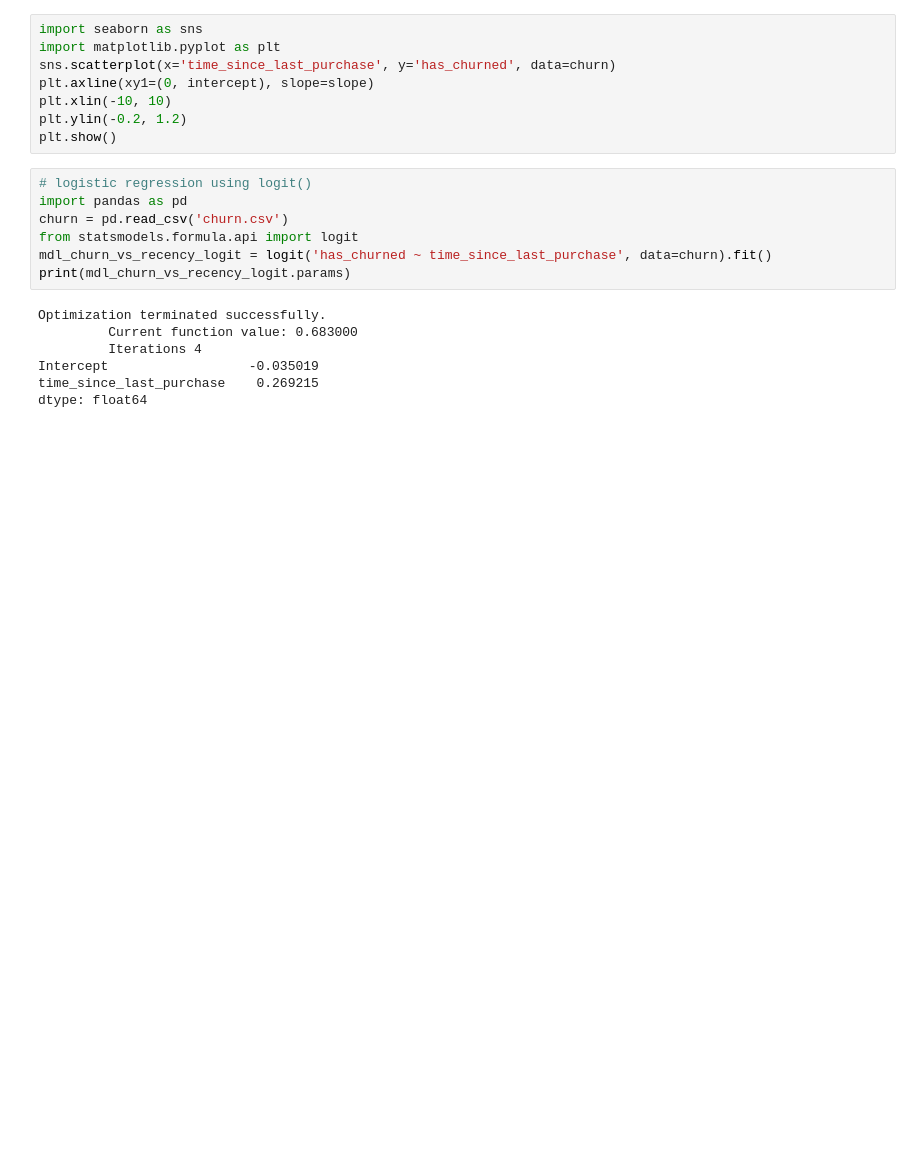
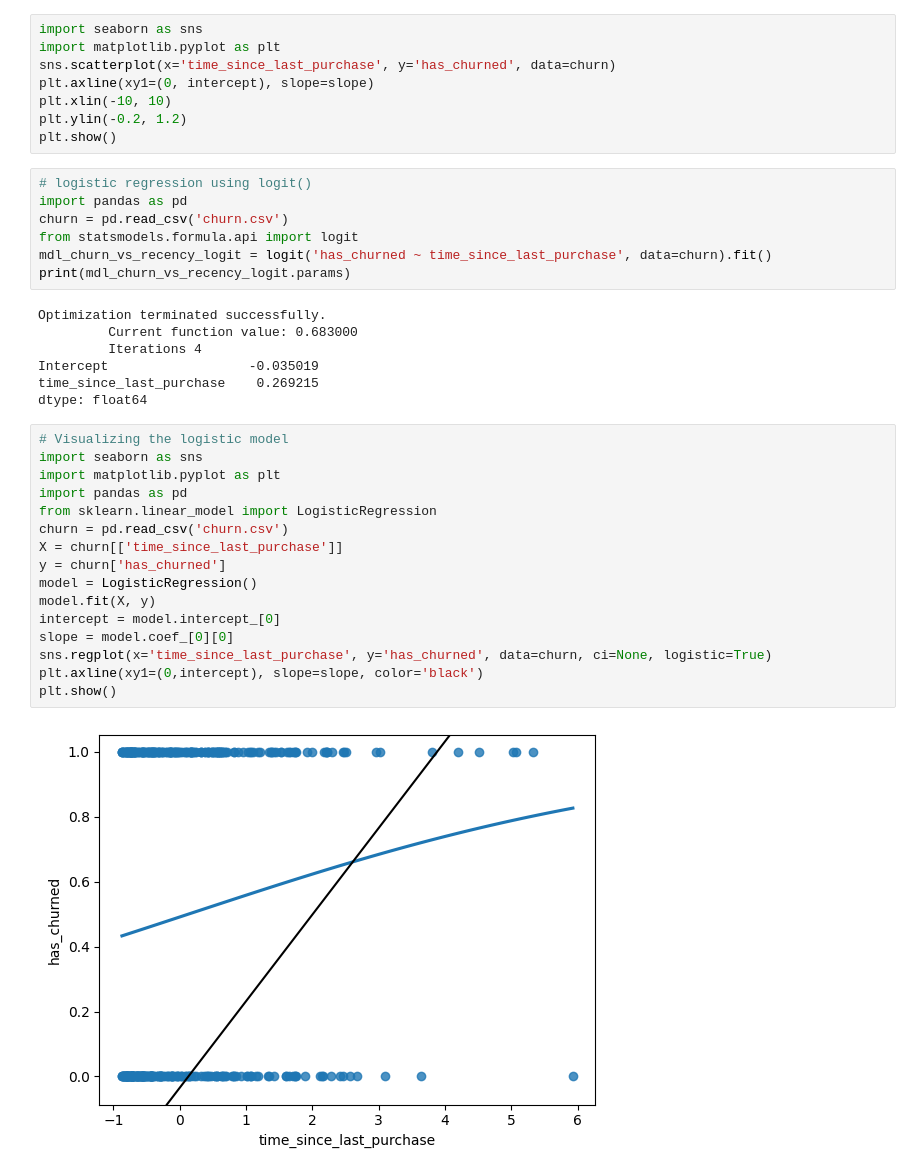
Before and after one commit to maitri0204/Python, a Jupyter notebook: Data Science/Introduction to Regression with statsmodels in Python/Introduction to Regression with statsmodels in Python.ipynb, the cells around one changed output. Saved outputs shown, nothing was run; the diff lists cells and outputs as text; blank space fills up the shorter version.

Commit message:
Changes to be committed: 	modified:   Data Science/Introduction to Regression with statsmodels in Python/Introduction to Regression with statsmodels in Python.ipynb

```diff
--- a/Data Science/Introduction to Regression with statsmodels in Python/Introduction to Regression with statsmodels in Python.ipynb
+++ b/Data Science/Introduction to Regression with statsmodels in Python/Introduction to Regression with statsmodels in Python.ipynb
@@ -212,3 +212,21 @@ Optimization terminated successfully.
 Intercept                  -0.035019
 time_since_last_purchase    0.269215
 dtype: float64
+# %%
+# Visualizing the logistic model
+import seaborn as sns
+import matplotlib.pyplot as plt
+import pandas as pd
+from sklearn.linear_model import LogisticRegression
+churn = pd.read_csv('churn.csv')
+X = churn[['time_since_last_purchase']]
+y = churn['has_churned']
+model = LogisticRegression()
+model.fit(X, y)
+intercept = model.intercept_[0]
+slope = model.coef_[0][0]
+sns.regplot(x='time_since_last_purchase', y='has_churned', data=churn, ci=None, logistic=True)
+plt.axline(xy1=(0,intercept), slope=slope, color='black')
+plt.show()
+# %% [output]
+[figure, added]
```
Also changed, not shown: parts of 10 cells of this notebook.
